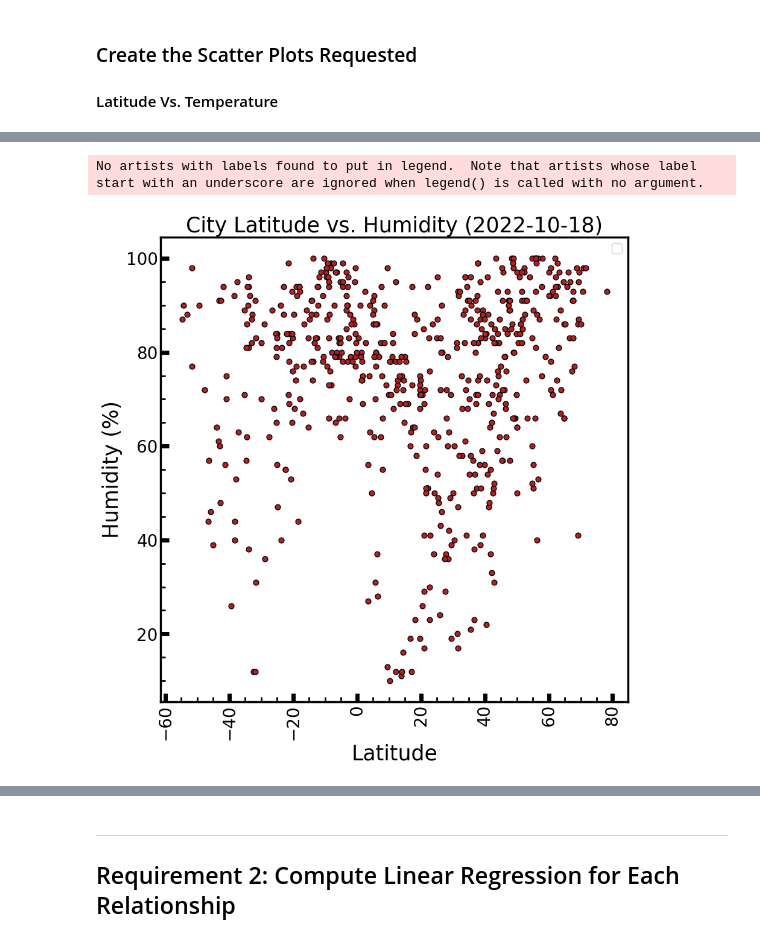
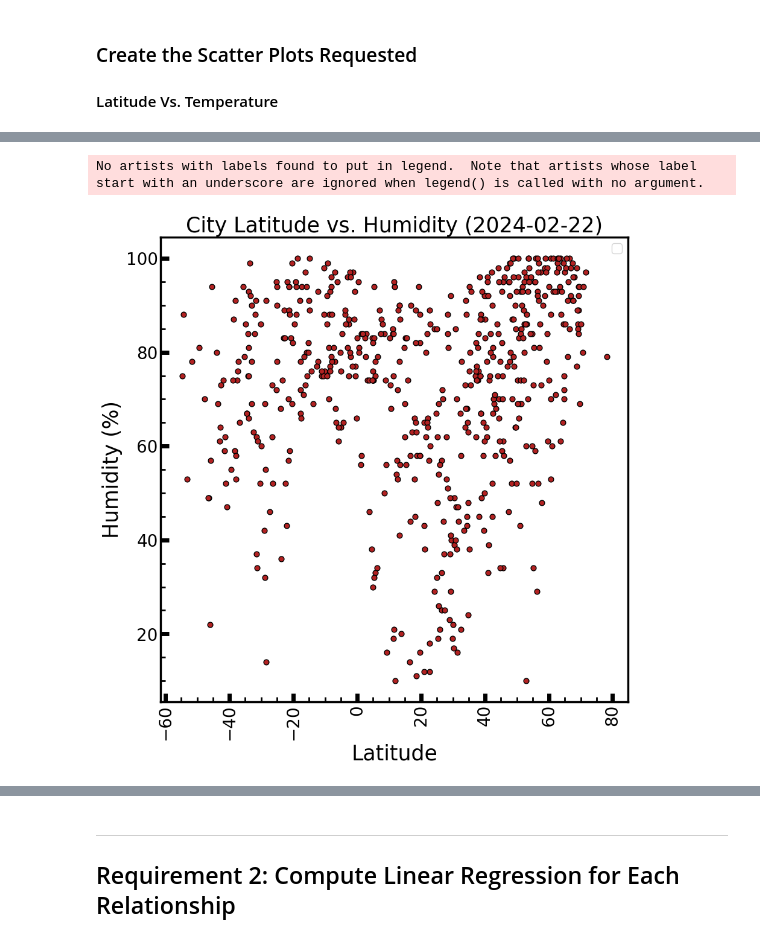
Before and after one commit to Abhidnya05/python-api-challenge, a Jupyter notebook: Weather.ipynb, the cells around one changed output, grey strips where cells are left out. Saved outputs shown, nothing was run; the diff lists cells and outputs as text; code cells hidden in the pictures.

```diff
--- a/Weather.ipynb
+++ b/Weather.ipynb
@@ -187,0 +186,4 @@ city_data_df.head()
+# %%
+# Convert datetime to the readable date format(year-month-date)
+city_data_df['Date']=(pd.to_datetime(city_data_df['Date'],unit='s')).dt.date
+city_data_df.head()
@@ -220,31 +231,30 @@ No artists with labels found to put in legend.  Note that artists whose label st
 # %%
 # Create a figure object
 fig = plt.figure(figsize=(10,10))
 plt.rcParams["axes.edgecolor"] = "black"
 plt.rcParams["axes.linewidth"] = 2.50
 
 # Create the plot
 plt.scatter(city_data_df["Lat"], city_data_df["Humidity"], marker='o', s=40, color='firebrick', edgecolor='k')
-#plt.plot(city_data_df["Lat"], city_data_df["Max Temp"], marker='.', markersize=16, color='firebrick', linestyle="none")
-plt.title('City Latitude vs. Humidity (2022-10-18)',fontsize=25)
+plt.title(f"City Latitude vs. Humidity ({date})", fontsize=25)
 plt.xlabel('Latitude', fontsize=25)
 plt.ylabel('Humidity (%)', fontsize=25)
 
 plt.minorticks_on()
 plt.tick_params(which='major', length=10, width=5.0, direction='in', labelsize=20, labelcolor='k')
 plt.tick_params(which='minor', length=6, width=2.0, direction='in')
 #plt.ylim(-5,50)
 #plt.xlim(37.5,46)
 plt.xticks(rotation=90)
 
 # Show the plot
 plt.legend(loc="upper right", fontsize=15)
 #plt.tight_layout()
 plt.savefig("output/Fig2.png")
 plt.show()
 # %% [output]
 No artists with labels found to put in legend.  Note that artists whose label start with an underscore are ignored when legend() is called with no argument.
-[figure, old version]
+[figure, new version]
 # %%
 # Create a figure object
 fig = plt.figure(figsize=(10,10))
```
Also changed, not shown: parts of 21 cells of this notebook, 15 other files.
